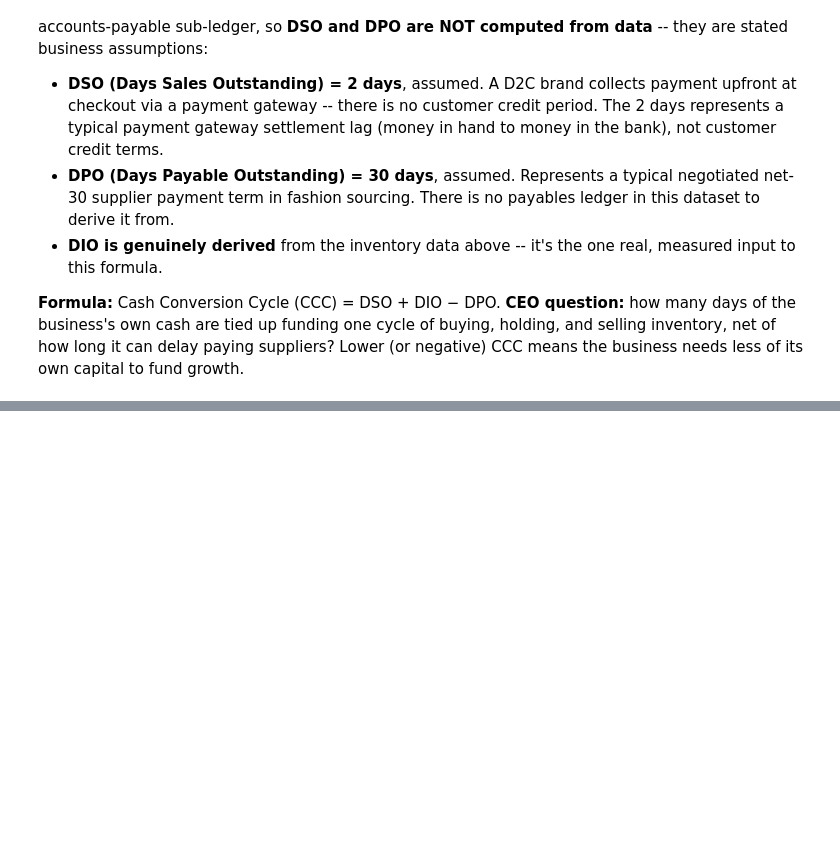
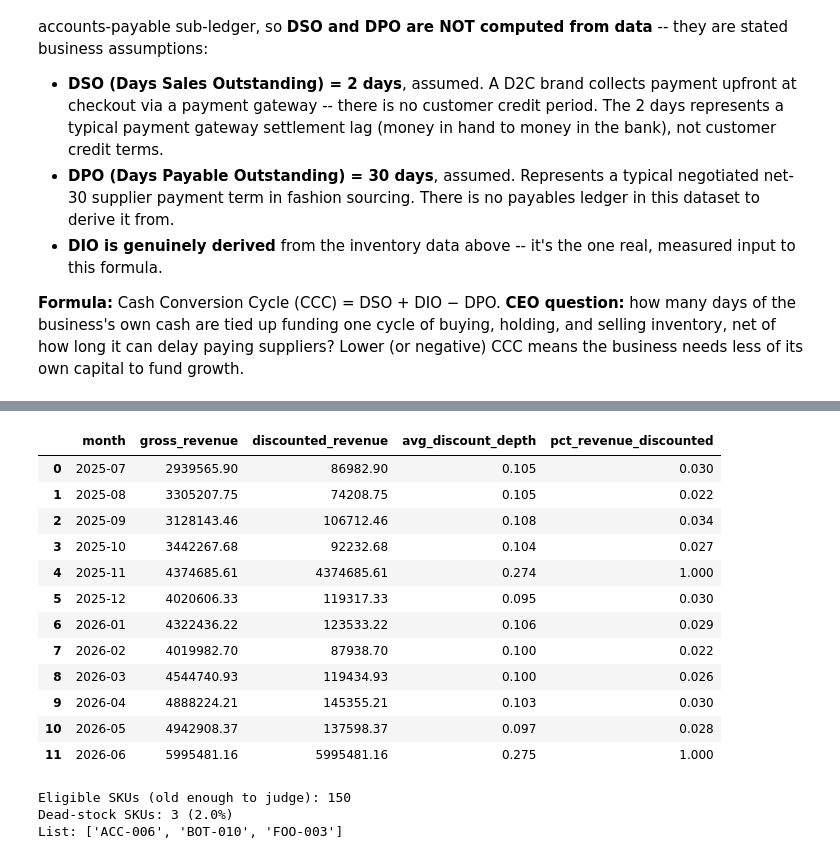
Before and after one commit to hrishikeshkedia-prog/ledger-margin-analysis, a Jupyter notebook: ceo_dashboard/notebooks/ceo_dashboard.ipynb, the cells around one changed output, grey strips where cells are left out. Cells and saved outputs as stored; diff of their text form; code cells hidden in the pictures; blank space fills up the shorter version.

```diff
--- a/ceo_dashboard/notebooks/ceo_dashboard.ipynb
+++ b/ceo_dashboard/notebooks/ceo_dashboard.ipynb
@@ -938,0 +1437,26 @@ first-class, reusable KPI rather than diagnostic-only code.
+# %%
+markdown = fashion.markdown_pct(orders_clean)
+markdown.round(3)
+# %% [output]
+|  | month | gross_revenue | discounted_revenue | avg_discount_depth | pct_revenue_discounted |
+| 0 | 2025-07 | 2939565.90 | 86982.90 | 0.105 | 0.030 |
+| 1 | 2025-08 | 3305207.75 | 74208.75 | 0.105 | 0.022 |
+| 2 | 2025-09 | 3128143.46 | 106712.46 | 0.108 | 0.034 |
+| 3 | 2025-10 | 3442267.68 | 92232.68 | 0.104 | 0.027 |
+| 4 | 2025-11 | 4374685.61 | 4374685.61 | 0.274 | 1.000 |
+| 5 | 2025-12 | 4020606.33 | 119317.33 | 0.095 | 0.030 |
+| 6 | 2026-01 | 4322436.22 | 123533.22 | 0.106 | 0.029 |
+| 7 | 2026-02 | 4019982.70 | 87938.70 | 0.100 | 0.022 |
+| 8 | 2026-03 | 4544740.93 | 119434.93 | 0.100 | 0.026 |
+| 9 | 2026-04 | 4888224.21 | 145355.21 | 0.103 | 0.030 |
+| 10 | 2026-05 | 4942908.37 | 137598.37 | 0.097 | 0.028 |
+| 11 | 2026-06 | 5995481.16 | 5995481.16 | 0.275 | 1.000 |
+# %%
+dead_stock = fashion.dead_stock_pct(inventory_df)
+print(f"Eligible SKUs (old enough to judge): {dead_stock['n_eligible_skus']}")
+print(f"Dead-stock SKUs: {dead_stock['n_dead_stock_skus']} ({dead_stock['dead_stock_pct_of_eligible']:.1%})")
+print(f"List: {dead_stock['dead_stock_sku_ids']}")
+# %% [output]
+Eligible SKUs (old enough to judge): 150
+Dead-stock SKUs: 3 (2.0%)
+List: ['ACC-006', 'BOT-010', 'FOO-003']
```
Also changed, not shown: parts of 64 cells of this notebook, 11 other files.
